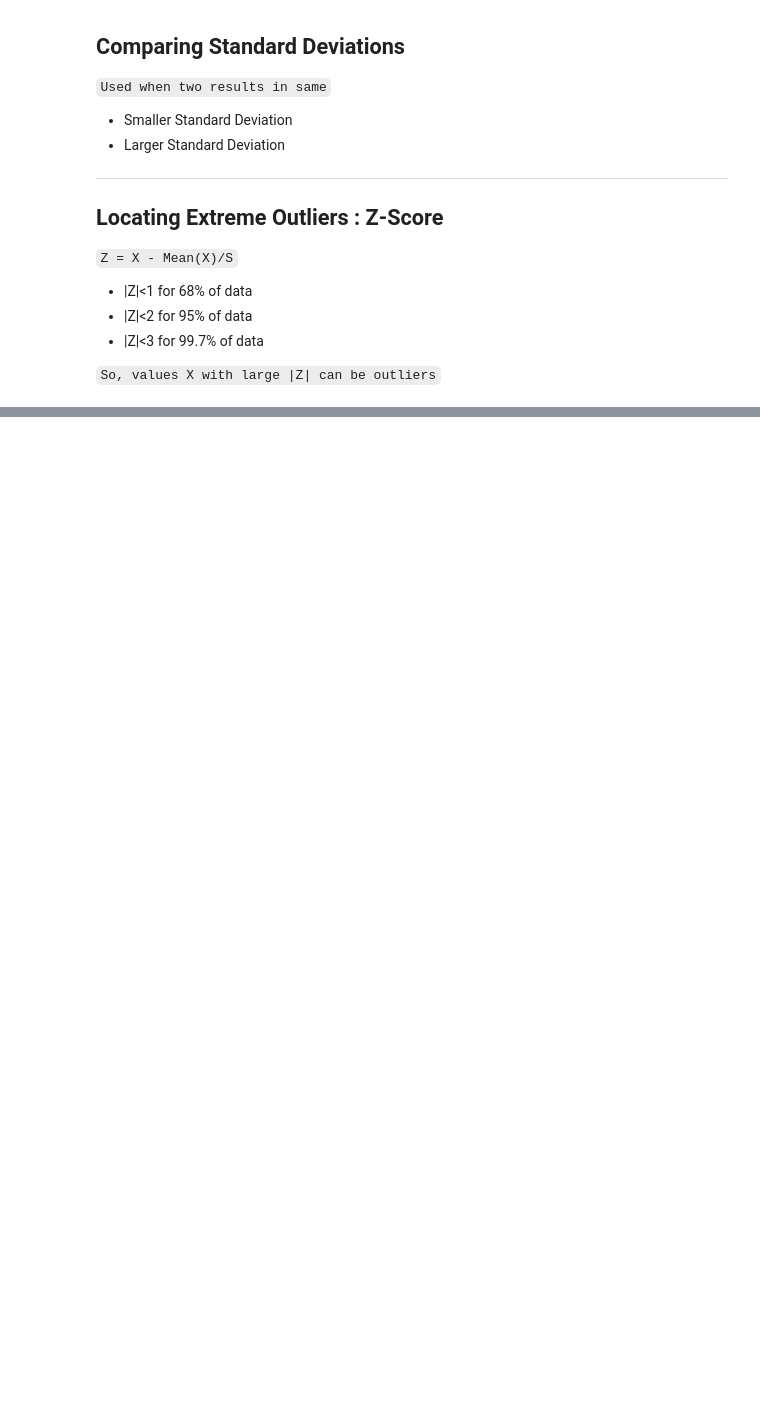
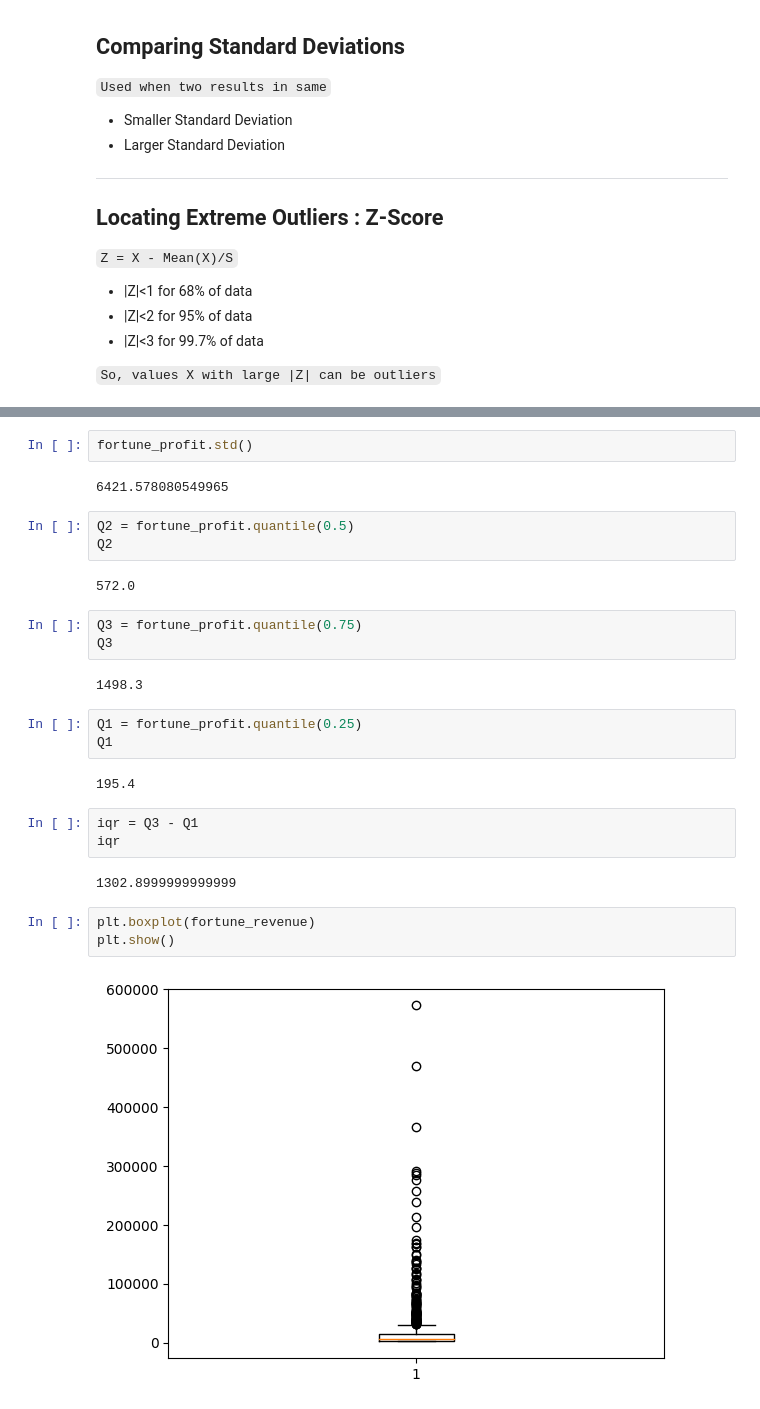
Before and after one commit to Adityasjc31/DataScience, a Jupyter notebook: data analytics/stats.ipynb, the cells around one changed output, grey strips where cells are left out. Cells and saved outputs as stored; diff of their text form; blank space fills up the shorter version.

```diff
--- a/data analytics/stats.ipynb
+++ b/data analytics/stats.ipynb
@@ -89,0 +346,29 @@ Sample - portion of population<br>
+# %%
+fortune_profit.std()
+# %% [output]
+6421.578080549965
+# %%
+Q2 = fortune_profit.quantile(0.5)
+Q2
+# %% [output]
+572.0
+# %%
+Q3 = fortune_profit.quantile(0.75)
+Q3
+# %% [output]
+1498.3
+# %%
+Q1 = fortune_profit.quantile(0.25)
+Q1
+# %% [output]
+195.4
+# %%
+iqr = Q3 - Q1
+iqr
+# %% [output]
+1302.8999999999999
+# %%
+plt.boxplot(fortune_revenue)
+plt.show()
+# %% [output]
+[figure, added]
```
Also changed, not shown: parts of 38 cells of this notebook, 9 other files.
